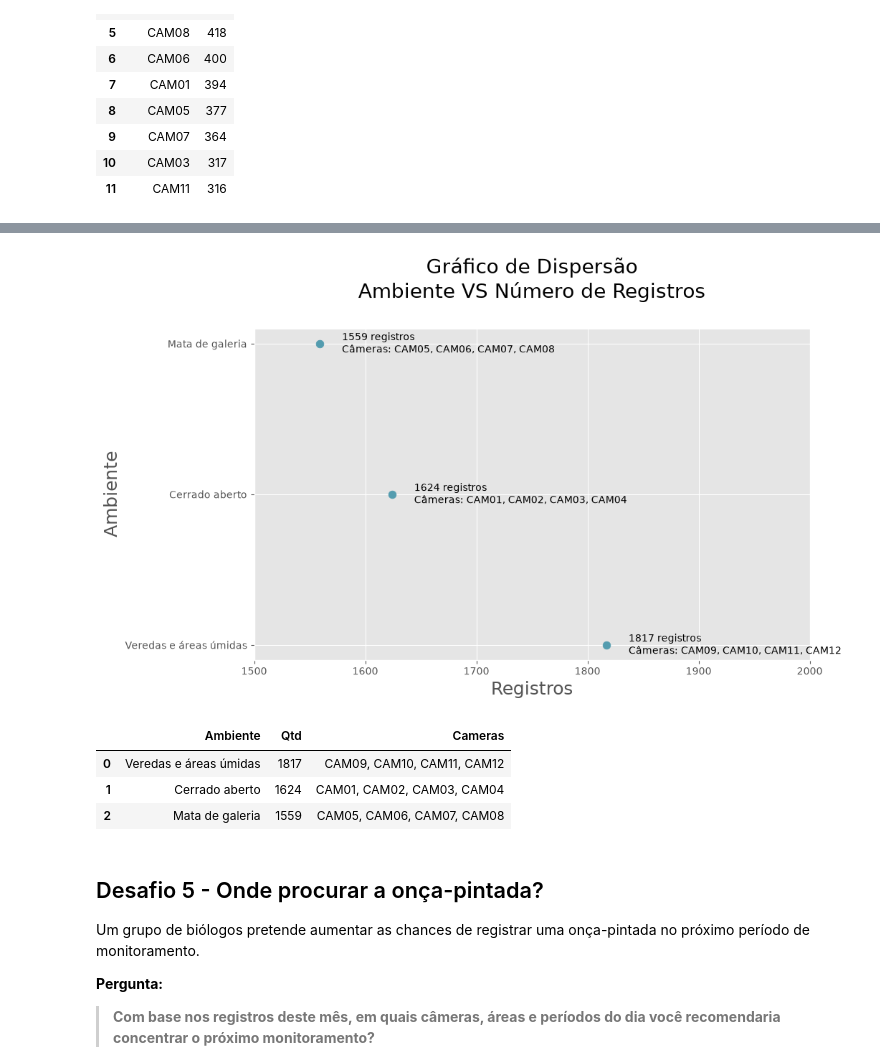
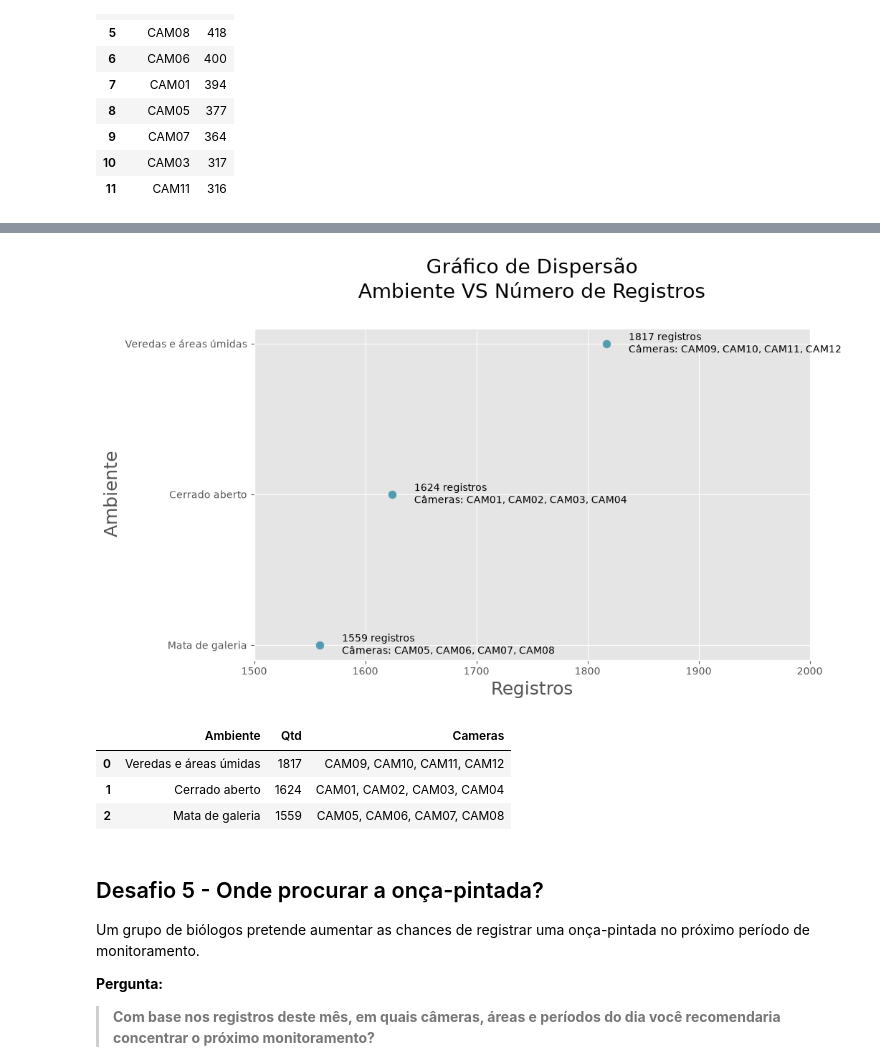
Before and after one commit to dinizjr/Trilha-IA, a Jupyter notebook: DS/Ex01.ipynb, the cells around one changed output, grey strips where cells are left out. Saved outputs shown, nothing was run; the diff lists cells and outputs as text; code cells hidden in the pictures.

```diff
--- a/DS/Ex01.ipynb
+++ b/DS/Ex01.ipynb
@@ -1135,4 +1109,5 @@ scatterplot(
 # %%
+#Agrega a quantidade de registros e as câmeras por ambiente, ordenando pelo número de registros e Câmeras
 Qtd = (
     dt.groupby("Ambiente")
     .agg(
@@ -1157,56 +1132,57 @@ def scatterplot(x_data, y_data, cameras, x_label, y_label, title):
         alpha=1
     )
 
-    # Valor de registros próximo à esfera
+    # Valores de registros e câmeras próximo à esfera
     for x, y, cam in zip(x_data, y_data, cameras):
 
         ax.text(
             x + 20,
             y,
             f'{x} registros\nCâmeras: {cam}',
             va='center',
             fontsize=10
         )
 
     ax.set_title(title, fontsize=20)
     ax.set_xlabel(x_label, fontsize=18)
     ax.set_ylabel(y_label, fontsize=18)
 
     ax.set_xticks(range(1500, 2001, 100))
     ax.set_xlim((1500, 2000))
 
+    ax.invert_yaxis()#inverte o eixo y para que o ambiente com mais registros fique no topo do gráfico
 
 plt.style.use('ggplot')
 
 scatterplot(
     x_data=Qtd['Qtd'],
     y_data=Qtd['Ambiente'],
     cameras=Qtd['Cameras'],
     x_label='Registros',
     y_label='Ambiente',
     title='Gráfico de Dispersão\nAmbiente VS Número de Registros\n'
 )
 # %% [output]
-[figure, old version]
+[figure, new version]
-# %%
-Qtd = (
-    dt.groupby("Ambiente")
-    .agg(
-        Qtd=("id_registro", "count"),
-        Cameras=("id_camera", lambda x: ", ".join(
-            sorted(x.unique(), key=lambda cam: int(cam.replace("CAM", "")))
-        ))
-    )
-    .reset_index()
-    .sort_values(by="Qtd", ascending=False)
-    .reset_index(drop=True)
-)
-Qtd
-# %% [output]
-|  | Ambiente | Qtd | Cameras |
-| 0 | Veredas e áreas úmidas | 1817 | CAM09, CAM10, CAM11, CAM12 |
-| 1 | Cerrado aberto | 1624 | CAM01, CAM02, CAM03, CAM04 |
-| 2 | Mata de galeria | 1559 | CAM05, CAM06, CAM07, CAM08 |
+# %%
+Qtd = (
+    dt.groupby("Ambiente")
+    .agg(
+        Qtd=("id_registro", "count"),
+        Cameras=("id_camera", lambda x: ", ".join(
+            sorted(x.unique(), key=lambda cam: int(cam.replace("CAM", "")))
+        ))
+    )
+    .reset_index()
+    .sort_values(by="Qtd", ascending=False)
+    .reset_index(drop=True)
+)
+Qtd
+# %% [output]
+|  | Ambiente | Qtd | Cameras |
+| 0 | Veredas e áreas úmidas | 1817 | CAM09, CAM10, CAM11, CAM12 |
+| 1 | Cerrado aberto | 1624 | CAM01, CAM02, CAM03, CAM04 |
+| 2 | Mata de galeria | 1559 | CAM05, CAM06, CAM07, CAM08 |
 # %% [markdown]
 ## Desafio 5 - Onde procurar a onça-pintada?
 
```
Also changed, not shown: parts of 24 cells of this notebook.
